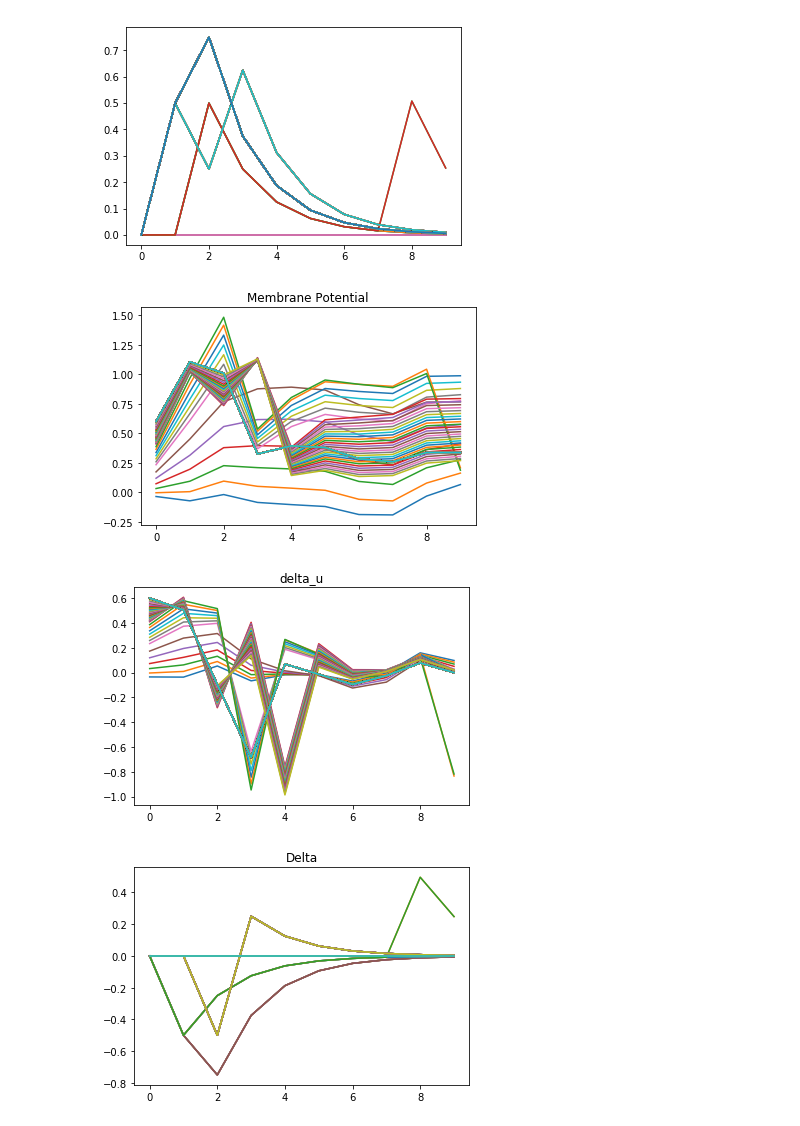
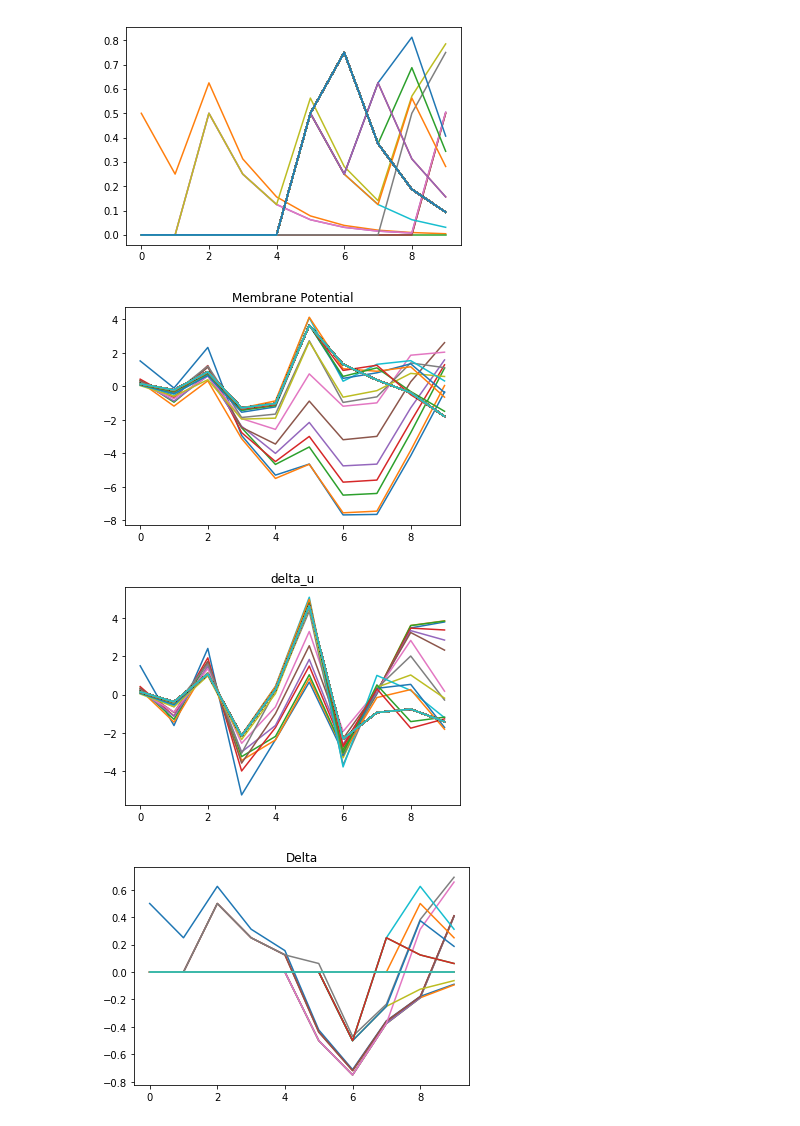
Before and after one commit to superrrpotato/Backpropagated-Neighborhood-Aggregation-for-Accurate-Training-of-Spiking-Neural-Networks, a Jupyter notebook: single_neuron_experiment.ipynb, the cells around one changed output. Saved outputs shown, nothing was run; the diff lists cells and outputs as text; code cells hidden in the pictures.

```diff
--- a/single_neuron_experiment.ipynb
+++ b/single_neuron_experiment.ipynb
@@ -117,11 +117,15 @@ def prepare_plot(plot_flag):
         plt.title('Grad')
 # %%
 threshold = 1
-temp = 0.5
+temp = 2
 # %%
+from scipy import stats
+
 a = np.random.randint(0,20, size=(input_num,time_step))
 a = (a==0).astype(float)
 a_smooth = smooth(a, i_input_decay)
+a_smooth = stats.zscore(a_smooth)
+
 plt.figure(figsize=(6,4))
 plt.imshow(a_smooth, cmap='cividis')
 plt.colorbar(shrink=.5)
@@ -131,5 +135,5 @@ plt.colorbar(shrink=.5)
 # %%
-weights = (np.random.random(size=input_num)-0.5) *0.1
+weights = (np.random.normal(size=input_num)) *0.1
 desired_output = np.random.randint(0,4,size=(1,time_step))
 desired_output = (desired_output == 0).astype(float)
 plt.figure()
@@ -193,34 +197,34 @@ for i in range(adjust_steps):
             if current_t == time_step:
                 break
             # New output of the previous time step
             nopp = neighbor_output[current_t - 1]
             # Membrane potential of the current time step
             mbp = u[current_t]
             near_by = near_by&\
                 ((near_by&(nopp==True)&((threshold<=mbp)&(mbp<(threshold+u_decay))))|\
                 (near_by&(nopp==False)&(((threshold-u_decay)<mbp)&(mbp<threshold))))
         neighbor_PSC = smooth(neighbor_output.astype('float'), i_output_decay)
         PSC_delta = neighbor_PSC - output_smooth
         project[t] = PSC_delta.dot(-delta)/np.linalg.norm(PSC_delta)
 
     sig = sigmoid(u-threshold, temp)
     grad = project * (output - 0.5) * 2 * (sig*(1-sig))/temp
 
     grad_w = grad.dot(a_smooth.T)
 
     grad_record[i] = grad
 
     if plot_flag:
         u_fig.plot(u)
         delta_u_fig.plot(delta_u)
         delta_fig.plot(delta)
         grad_fig.plot(grad)
 
     # Move Step
     weights = weights - lr * grad_w
 figs_plot(plot_flag)
 # %% [output]
-[figure, old version]
+[figure, new version]
-[figure, old version]
+[figure, new version]
-[figure, old version]
+[figure, new version]
-[figure, old version]
+[figure, new version]
```
Also changed, not shown: parts of 2 cells of this notebook, 1 other file.
